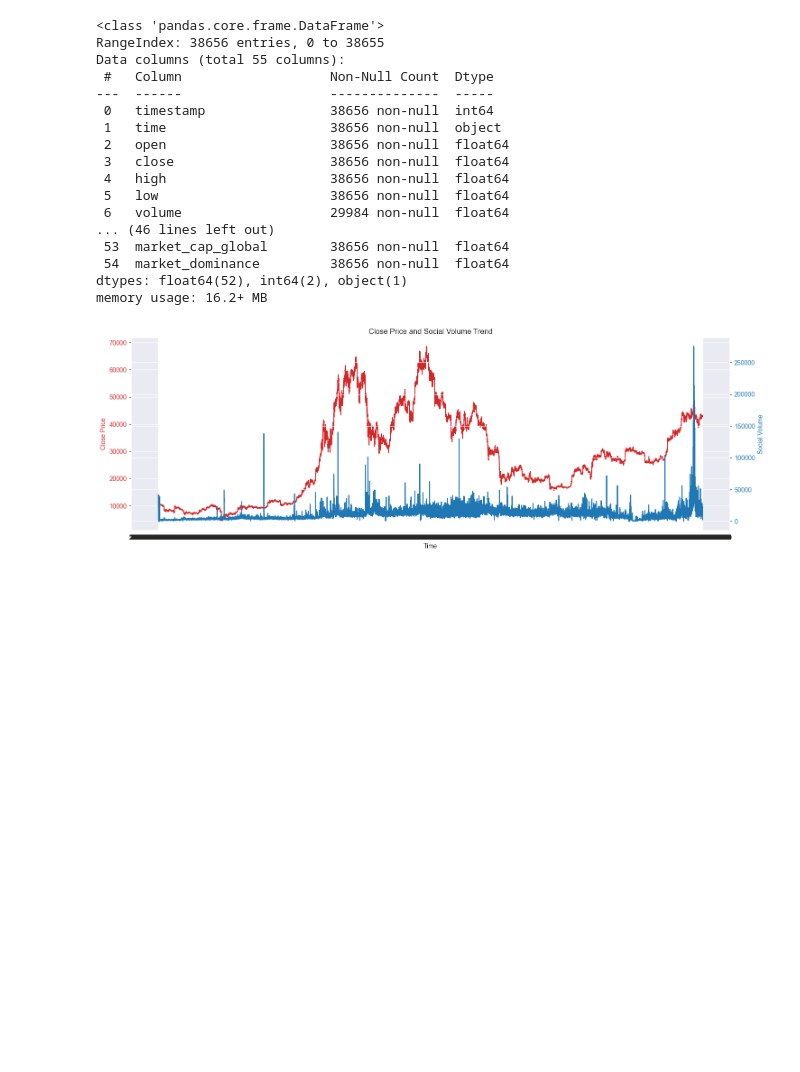
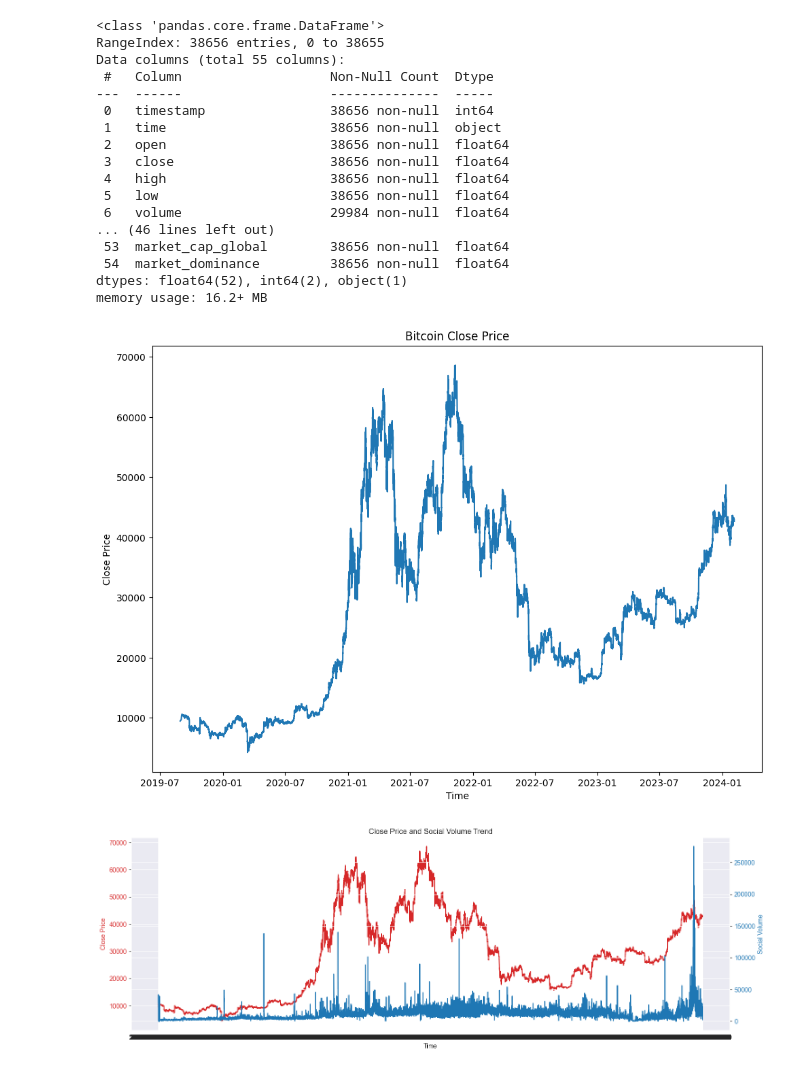
Before and after one commit to lucapetrh-dev/Transformers-Financial-Time-Series-Forecasting, a Jupyter notebook: preprocessing.ipynb, the cells around one changed output. Saved outputs shown, nothing was run; the diff lists cells and outputs as text; code cells hidden in the pictures; blank space fills up the shorter version.

```diff
--- a/preprocessing.ipynb
+++ b/preprocessing.ipynb
@@ -194,6 +207,20 @@ Data columns (total 55 columns):
  54  market_dominance         38656 non-null  float64
 dtypes: float64(52), int64(2), object(1)
 memory usage: 16.2+ MB
+# %%
+fig, ax1 = plt.subplots(figsize=(10, 7))
+
+color = 'tab:blue'
+ax1.set_xlabel('Time')
+ax1.set_ylabel('Close Price')
+ax1.plot(df['time'], df['close'], color=color)
+ax1.tick_params(axis='y')
+
+fig.tight_layout()
+plt.title('Bitcoin Close Price')
+plt.show()
+# %% [output]
+[figure, added]
 # %%
 def plot_price_and_social_volume(df):
     fig, ax1 = plt.subplots(figsize=(15, 5))
```
Also changed, not shown: parts of 1 cell of this notebook, 1 other file.
